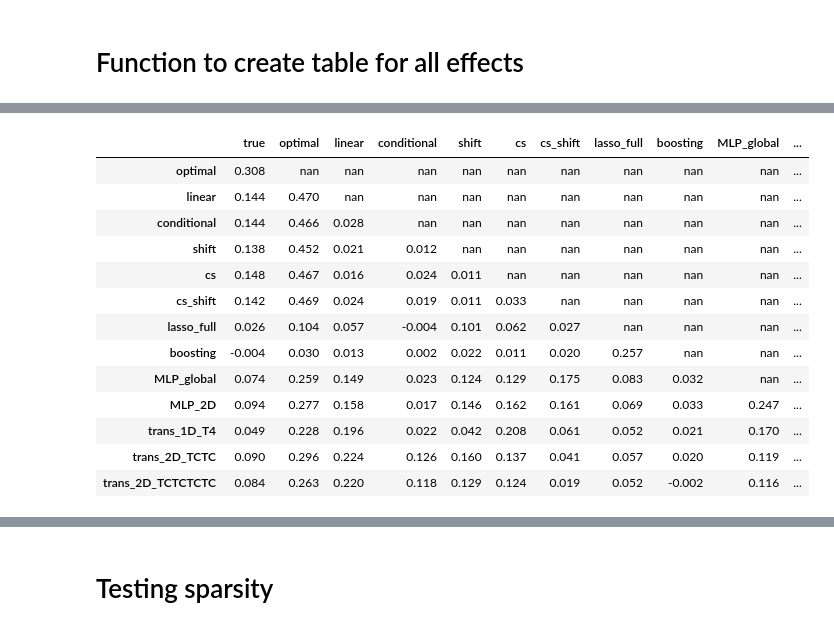
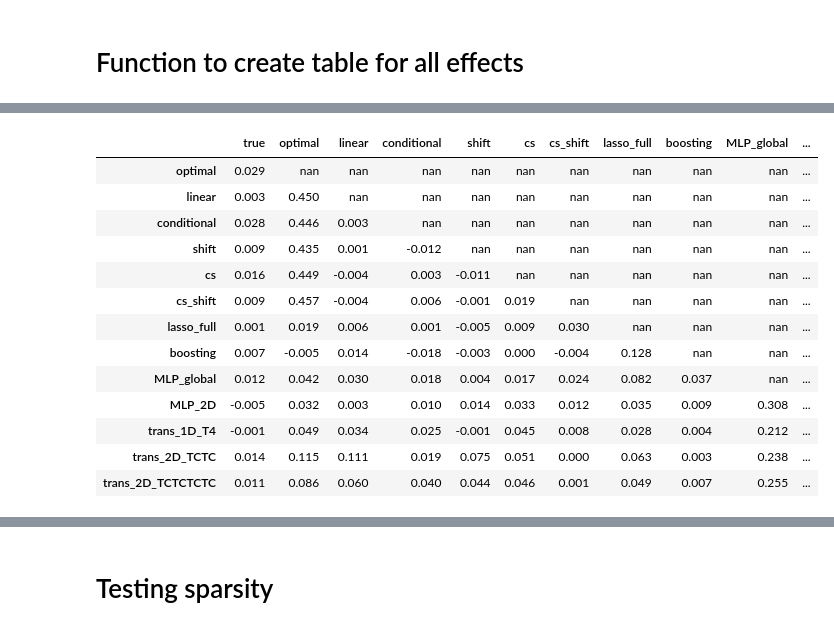
Before and after one commit to cyrilgarcia009/TSNN, a Jupyter notebook: notebooks/figures_for_paper1.ipynb, the cells around one changed output, grey strips where cells are left out. Saved outputs shown, nothing was run; the diff lists cells and outputs as text; code cells hidden in the pictures.

```diff
--- a/notebooks/figures_for_paper1.ipynb
+++ b/notebooks/figures_for_paper1.ipynb
@@ -621,13 +621,13 @@ def run_models_all_effect(noise_level1):
             lr=0.001
 
         epochs = 20
-        if noise_level1 in ['noise0.01', 'noise0.03']:
+        if noise_level1 in ['correl0.01', 'correl0.03']:
             epochs = 40
 
         model = dic_models[model_key]
 
         # Model
-        if noise_level1 == 'noise0.01' and model_key in ["trans_2D_TCTC", "trans_2D_TCTCTCTC"]:
+        if noise_level1 == 'correl0.01' and model_key in ["trans_2D_TCTC", "trans_2D_TCTCTCTC"]:
             z.get_dataloader(n_rolling=T1)
             model = dic_models_rollfalse[model_key]
             epochs = 60
@@ -651,3 +653,3 @@ def run_models_all_effect(noise_level1):
 # %%
-a1, b1 = run_models_all_effect("correl0.1")
+all_effects_train_1, all_effects_test_1 = run_models_all_effect("correl0.01")
 # %% [output]
@@ -676,17 +718,17 @@ display(a1.style.background_gradient(cmap='coolwarm', vmin=-1, vmax=1).format(pr
 # %%
-display(b1.style.background_gradient(cmap='coolwarm', vmin=-1, vmax=1).format(precision=3))
+display(all_effects_test_1.style.background_gradient(cmap='coolwarm', vmin=-1, vmax=1).format(precision=3))
 # %% [output]
 |  | true | optimal | linear | conditional | shift | cs | cs_shift | lasso_full | boosting | MLP_global | ... |
-| optimal | 0.308 | nan | nan | nan | nan | nan | nan | nan | nan | nan | ... |
-| linear | 0.144 | 0.470 | nan | nan | nan | nan | nan | nan | nan | nan | ... |
-| conditional | 0.144 | 0.466 | 0.028 | nan | nan | nan | nan | nan | nan | nan | ... |
-| shift | 0.138 | 0.452 | 0.021 | 0.012 | nan | nan | nan | nan | nan | nan | ... |
-| cs | 0.148 | 0.467 | 0.016 | 0.024 | 0.011 | nan | nan | nan | nan | nan | ... |
-| cs_shift | 0.142 | 0.469 | 0.024 | 0.019 | 0.011 | 0.033 | nan | nan | nan | nan | ... |
-| lasso_full | 0.026 | 0.104 | 0.057 | -0.004 | 0.101 | 0.062 | 0.027 | nan | nan | nan | ... |
-| boosting | -0.004 | 0.030 | 0.013 | 0.002 | 0.022 | 0.011 | 0.020 | 0.257 | nan | nan | ... |
-| MLP_global | 0.074 | 0.259 | 0.149 | 0.023 | 0.124 | 0.129 | 0.175 | 0.083 | 0.032 | nan | ... |
-| MLP_2D | 0.094 | 0.277 | 0.158 | 0.017 | 0.146 | 0.162 | 0.161 | 0.069 | 0.033 | 0.247 | ... |
-| trans_1D_T4 | 0.049 | 0.228 | 0.196 | 0.022 | 0.042 | 0.208 | 0.061 | 0.052 | 0.021 | 0.170 | ... |
-| trans_2D_TCTC | 0.090 | 0.296 | 0.224 | 0.126 | 0.160 | 0.137 | 0.041 | 0.057 | 0.020 | 0.119 | ... |
-| trans_2D_TCTCTCTC | 0.084 | 0.263 | 0.220 | 0.118 | 0.129 | 0.124 | 0.019 | 0.052 | -0.002 | 0.116 | ... |
+| optimal | 0.029 | nan | nan | nan | nan | nan | nan | nan | nan | nan | ... |
+| linear | 0.003 | 0.450 | nan | nan | nan | nan | nan | nan | nan | nan | ... |
+| conditional | 0.028 | 0.446 | 0.003 | nan | nan | nan | nan | nan | nan | nan | ... |
+| shift | 0.009 | 0.435 | 0.001 | -0.012 | nan | nan | nan | nan | nan | nan | ... |
+| cs | 0.016 | 0.449 | -0.004 | 0.003 | -0.011 | nan | nan | nan | nan | nan | ... |
+| cs_shift | 0.009 | 0.457 | -0.004 | 0.006 | -0.001 | 0.019 | nan | nan | nan | nan | ... |
+| lasso_full | 0.001 | 0.019 | 0.006 | 0.001 | -0.005 | 0.009 | 0.030 | nan | nan | nan | ... |
+| boosting | 0.007 | -0.005 | 0.014 | -0.018 | -0.003 | 0.000 | -0.004 | 0.128 | nan | nan | ... |
+| MLP_global | 0.012 | 0.042 | 0.030 | 0.018 | 0.004 | 0.017 | 0.024 | 0.082 | 0.037 | nan | ... |
+| MLP_2D | -0.005 | 0.032 | 0.003 | 0.010 | 0.014 | 0.033 | 0.012 | 0.035 | 0.009 | 0.308 | ... |
+| trans_1D_T4 | -0.001 | 0.049 | 0.034 | 0.025 | -0.001 | 0.045 | 0.008 | 0.028 | 0.004 | 0.212 | ... |
+| trans_2D_TCTC | 0.014 | 0.115 | 0.111 | 0.019 | 0.075 | 0.051 | 0.000 | 0.063 | 0.003 | 0.238 | ... |
+| trans_2D_TCTCTCTC | 0.011 | 0.086 | 0.060 | 0.040 | 0.044 | 0.046 | 0.001 | 0.049 | 0.007 | 0.255 | ... |
```
Also changed, not shown: parts of 19 cells of this notebook.
